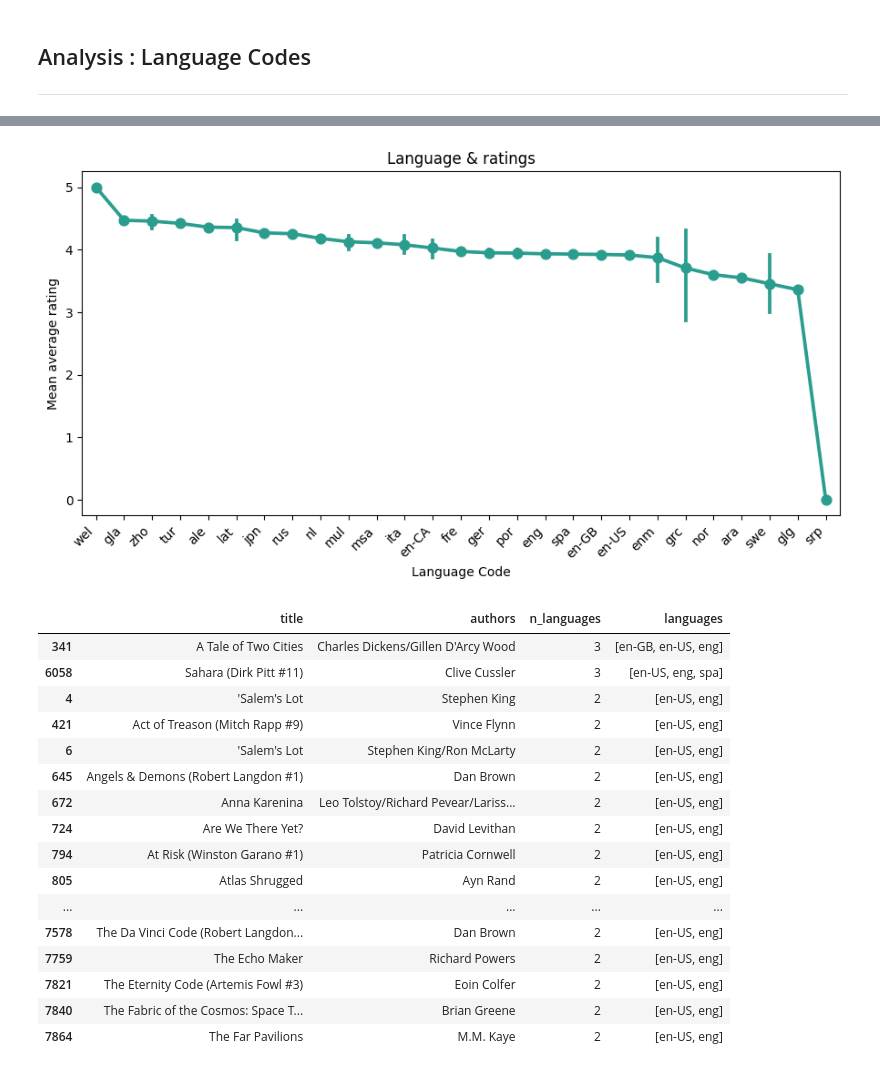
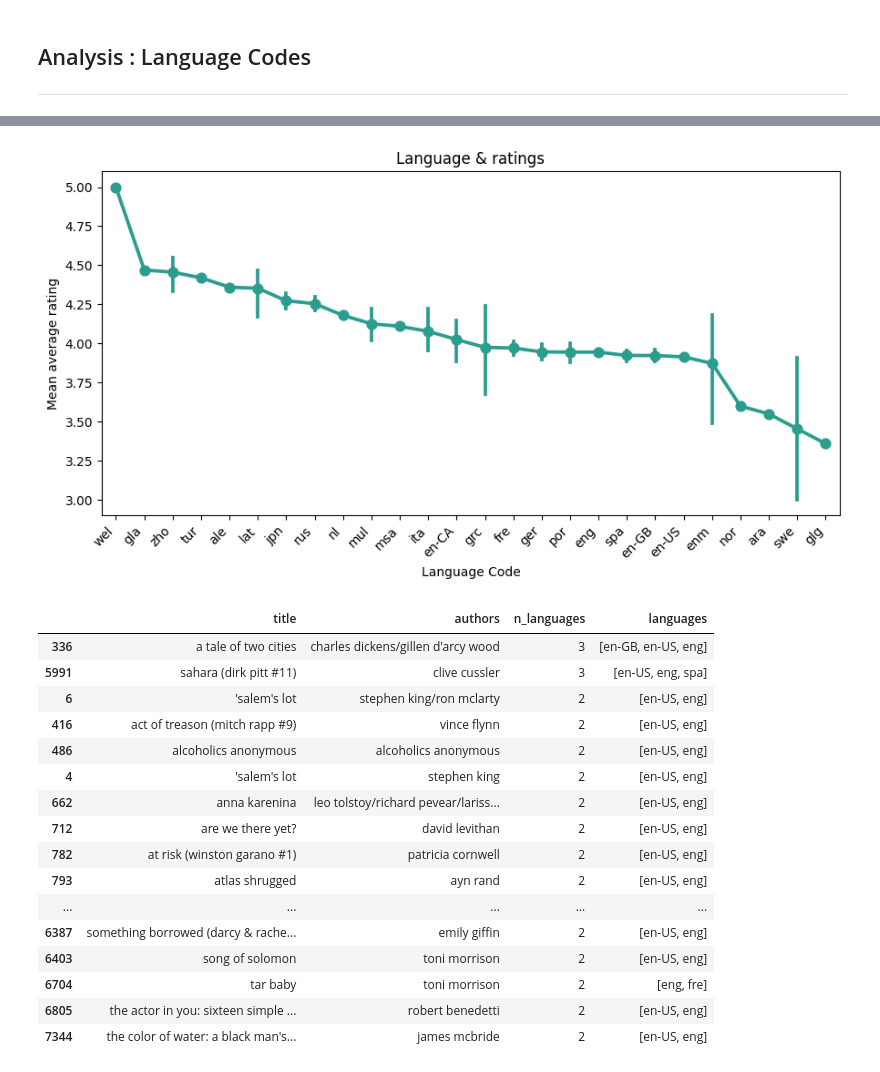
Before and after one commit to hyougo/Goodreads_Ratings_ML, a Jupyter notebook: notebooks/book_rating_pipeline_hugo.ipynb, the cells around one changed output, grey strips where cells are left out. Drawn from its saved outputs; the diff is of its cells as text; code cells hidden in the pictures.

```diff
--- a/notebooks/book_rating_pipeline_hugo.ipynb
+++ b/notebooks/book_rating_pipeline_hugo.ipynb
@@ -256,13 +260,13 @@ df["publication_year"] = df["publication_date"].dt.year
 # %% [markdown]
 **String Sanitization : apply normalization function**
 # %%
-df["clean_title"] = df["title"].apply(normalize_string)
-df["clean_authors"] = df["authors"].apply(normalize_string)
-df["clean_publisher"] = df["publisher"].apply(normalize_string)
+df_clean["title"] = df_clean["title"].apply(normalize_string)
+df_clean["authors"] = df_clean["authors"].apply(normalize_string)
+df_clean["publisher"] = df_clean["publisher"].apply(normalize_string)
 # %% [markdown]
 **Creating new colums for *Authors* : inspection of the data show that authors are separated by "/"**
 # %%
 # check what is the maximum number of authors for one book
-n_authors = df["clean_authors"].str.split("/").str.len()
-n_authors.max()
+n_authors = df_clean["authors"].str.split("/").str.len()
+print("max number of authors for one book :", n_authors.max())
 # %% [output]
@@ -281,7 +285,8 @@ To avoid empty data, and because usually the first author is usually the main on
 # %%
 # creating new columns
-df["first_author"] = df["clean_authors"].str.split("/").str[0].str.strip()
-df["n_authors"] = n_authors
+df_clean["first_author"] = df_clean["authors"].str.split(
+    "/").str[0].str.strip()
+df_clean["n_authors"] = n_authors
 # %%
 # plot showing the number of authors per book
 plt.figure(figsize=(10, 6))
@@ -376,3 +571,6 @@ text_reviews_count zero count : 625
 num_pages = 0 ➜ encode average/median?
 ratings_count = 0 ➜ drop ?
 text_reviews_count = 0 ➜ could be an actual signal, keep ?
+# %%
+# drop rows with ratings_count = 0
+df_clean = df_clean[df_clean["ratings_count"] > 0]
@@ -731,38 +1048,38 @@ lang_values
 # %%
 fig, ax = plt.subplots(figsize=(9, 5))
 
-language_value_counts = df["language_code"].value_counts(dropna=False)
+language_value_counts = df_clean["language_code"].value_counts(dropna=False)
 
-language_plot = df[["language_code", "average_rating"]].copy()
+language_plot = df_clean[["language_code", "average_rating"]].copy()
 
 order = (
     language_plot.groupby("language_code", dropna=False)["average_rating"]
     .mean()
     .sort_values(ascending=False)
     .index
 )
 
 sns.pointplot(
     data=language_plot,
     x="language_code",
     y="average_rating",
     order=order,
     errorbar=("ci", 95),
     color="#2a9d8f",
     ax=ax,
 )
 ax.set_title("Language & ratings")
 ax.set_xlabel("Language Code")
 ax.set_ylabel("Mean average rating")
 plt.xticks(rotation=45, ha="right")
 plt.tight_layout()
 plt.show()
 # %% [output]
-[figure, old version]
+[figure, new version]
 # %%
 # check for multi-language books
 multi_lang = (
-    df.groupby(["title", "authors"])["language_code"]
+    df_clean.groupby(["title", "authors"])["language_code"]
     .agg(n_languages="nunique", languages=lambda s: sorted(s.dropna().unique()))
     .reset_index()
     .query("n_languages > 1")
@@ -772,19 +1089,19 @@ multi_lang = (
 multi_lang
 # %% [output]
 |  | title | authors | n_languages | languages |
-| 341 | A Tale of Two Cities | Charles Dickens/Gillen D'Arcy Wood | 3 | [en-GB, en-US, eng] |
-| 6058 | Sahara (Dirk Pitt #11) | Clive Cussler | 3 | [en-US, eng, spa] |
-| 4 | 'Salem's Lot | Stephen King | 2 | [en-US, eng] |
-| 421 | Act of Treason (Mitch Rapp #9) | Vince Flynn | 2 | [en-US, eng] |
-| 6 | 'Salem's Lot | Stephen King/Ron McLarty | 2 | [en-US, eng] |
-| 645 | Angels & Demons (Robert Langdon #1) | Dan Brown | 2 | [en-US, eng] |
-| 672 | Anna Karenina | Leo Tolstoy/Richard Pevear/Lariss... | 2 | [en-US, eng] |
-| 724 | Are We There Yet? | David Levithan | 2 | [en-US, eng] |
-| 794 | At Risk (Winston Garano #1) | Patricia Cornwell | 2 | [en-US, eng] |
-| 805 | Atlas Shrugged | Ayn Rand | 2 | [en-US, eng] |
+| 336 | a tale of two cities | charles dickens/gillen d'arcy wood | 3 | [en-GB, en-US, eng] |
+| 5991 | sahara (dirk pitt #11) | clive cussler | 3 | [en-US, eng, spa] |
+| 6 | 'salem's lot | stephen king/ron mclarty | 2 | [en-US, eng] |
+| 416 | act of treason (mitch rapp #9) | vince flynn | 2 | [en-US, eng] |
+| 486 | alcoholics anonymous | alcoholics anonymous | 2 | [en-US, eng] |
+| 4 | 'salem's lot | stephen king | 2 | [en-US, eng] |
+| 662 | anna karenina | leo tolstoy/richard pevear/lariss... | 2 | [en-US, eng] |
+| 712 | are we there yet? | david levithan | 2 | [en-US, eng] |
+| 782 | at risk (winston garano #1) | patricia cornwell | 2 | [en-US, eng] |
+| 793 | atlas shrugged | ayn rand | 2 | [en-US, eng] |
 | ... | ... | ... | ... | ... |
-| 7578 | The Da Vinci Code (Robert Langdon... | Dan Brown | 2 | [en-US, eng] |
-| 7759 | The Echo Maker | Richard Powers | 2 | [en-US, eng] |
-| 7821 | The Eternity Code (Artemis Fowl #3) | Eoin Colfer | 2 | [en-US, eng] |
-| 7840 | The Fabric of the Cosmos: Space T... | Brian Greene | 2 | [en-US, eng] |
-| 7864 | The Far Pavilions | M.M. Kaye | 2 | [en-US, eng] |
+| 6387 | something borrowed (darcy & rache... | emily giffin | 2 | [en-US, eng] |
+| 6403 | song of solomon | toni morrison | 2 | [en-US, eng] |
+| 6704 | tar baby | toni morrison | 2 | [eng, fre] |
+| 6805 | the actor in you: sixteen simple ... | robert benedetti | 2 | [en-US, eng] |
+| 7344 | the color of water: a black man's... | james mcbride | 2 | [en-US, eng] |
```
Also changed, not shown: parts of 68 cells of this notebook, 2 other files.
